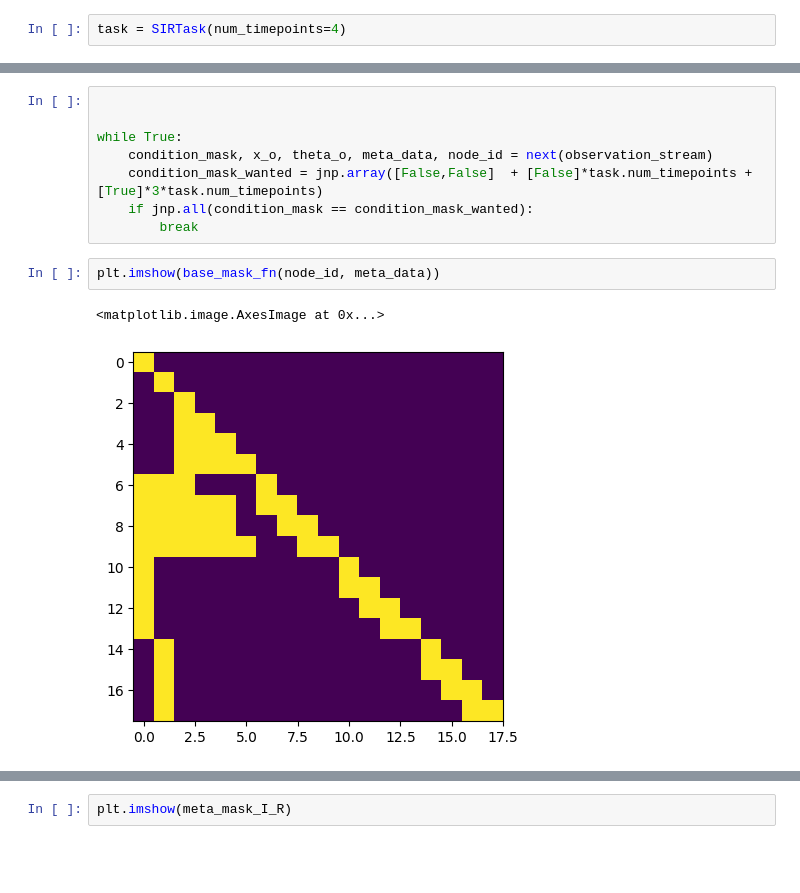
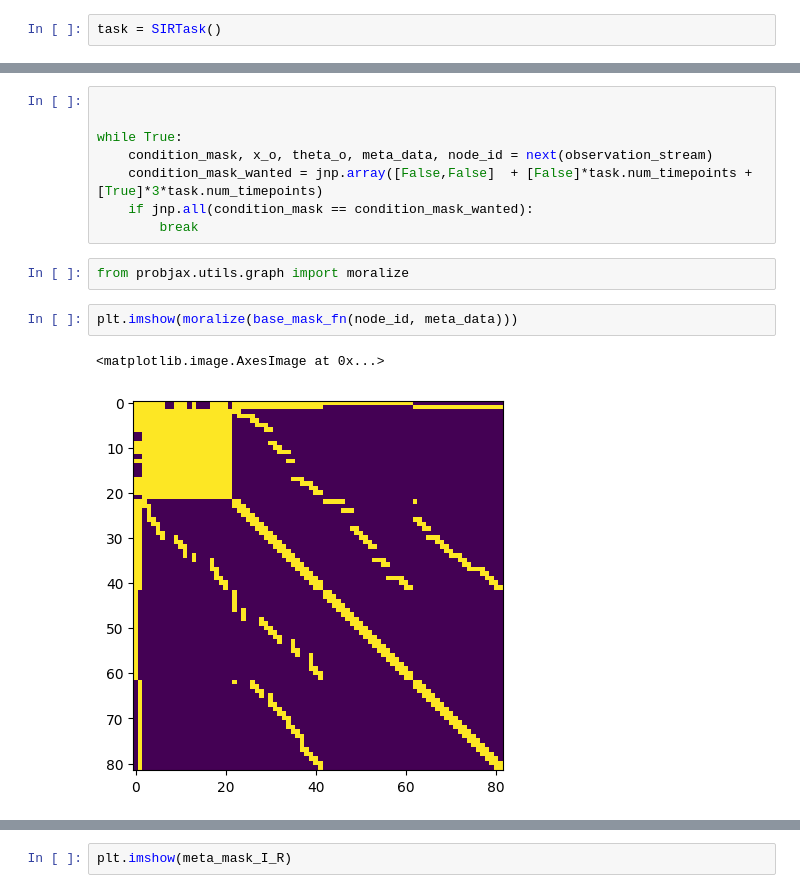
Before and after one commit to mackelab/probjax, a Jupyter notebook: scoresbibm/unstructured_task_sir.ipynb, the cells around one changed output, grey strips where cells are left out. Drawn from its saved outputs; the diff is of its cells as text; blank space fills up the shorter version.

```diff
--- a/scoresbibm/unstructured_task_sir.ipynb
+++ b/scoresbibm/unstructured_task_sir.ipynb
@@ -19,7 +19,7 @@ import matplotlib.pyplot as plt
 # %%
 #model = load_model("../results/benchmark/",22)
 # %%
-task = SIRTask(num_timepoints=4)
+task = SIRTask()
 # %%
 data = task.get_data(1000, rng=jax.random.PRNGKey(0))
 # %%
@@ -34,8 +34,10 @@ while True:
     condition_mask_wanted = jnp.array([False,False]  + [False]*task.num_timepoints +  [True]*3*task.num_timepoints)
     if jnp.all(condition_mask == condition_mask_wanted):
         break
+# %%
+from probjax.utils.graph import moralize
 # %%
-plt.imshow(base_mask_fn(node_id, meta_data))
+plt.imshow(moralize(base_mask_fn(node_id, meta_data)))
 # %% [output]
 <matplotlib.image.AxesImage at 0x...>
-[figure, old version]
+[figure, new version]
```
Also changed, not shown: parts of 3 cells of this notebook, 3 other files.
